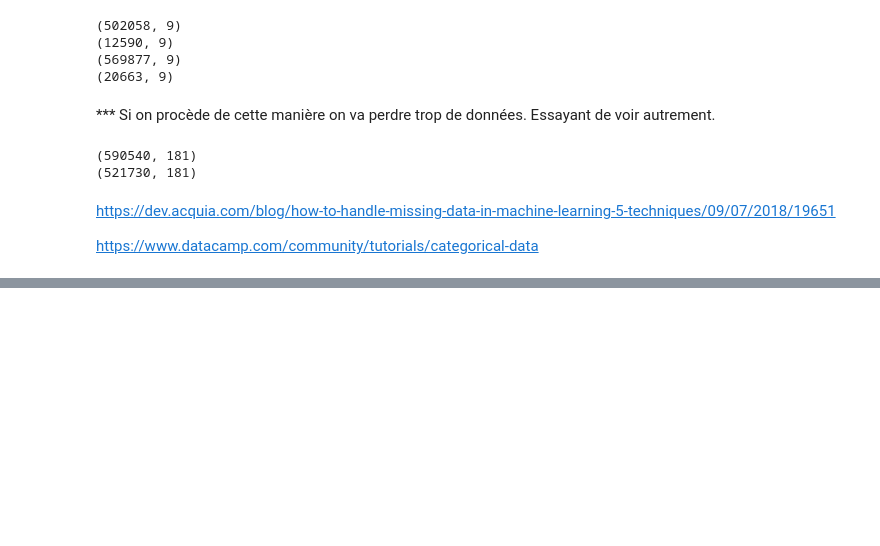
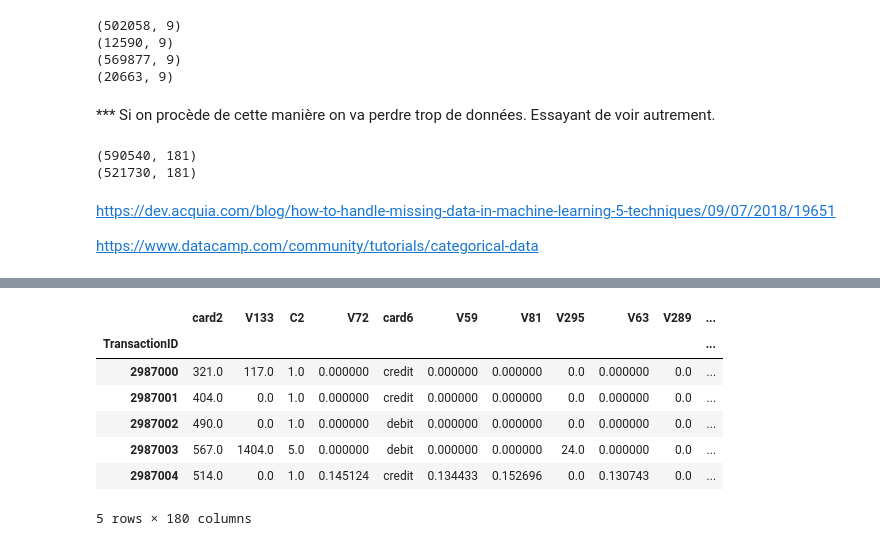
Before and after one commit to ImadT/Fraud-detection, a Jupyter notebook: Data_Cleaning.ipynb, the cells around one changed output, grey strips where cells are left out. Drawn from its saved outputs; the diff is of its cells as text; code cells hidden in the pictures; blank space fills up the shorter version.

```diff
--- a/Data_Cleaning.ipynb
+++ b/Data_Cleaning.ipynb
@@ -402,0 +458,11 @@ test
+# %%
+train.head()
+# %% [output]
+|  | card2 | V133 | C2 | V72 | card6 | V59 | V81 | V295 | V63 | V289 | ... |
+| TransactionID |  |  |  |  |  |  |  |  |  |  | ... |
+| 2987000 | 321.0 | 117.0 | 1.0 | 0.000000 | credit | 0.000000 | 0.000000 | 0.0 | 0.000000 | 0.0 | ... |
+| 2987001 | 404.0 | 0.0 | 1.0 | 0.000000 | credit | 0.000000 | 0.000000 | 0.0 | 0.000000 | 0.0 | ... |
+| 2987002 | 490.0 | 0.0 | 1.0 | 0.000000 | debit | 0.000000 | 0.000000 | 0.0 | 0.000000 | 0.0 | ... |
+| 2987003 | 567.0 | 1404.0 | 5.0 | 0.000000 | debit | 0.000000 | 0.000000 | 24.0 | 0.000000 | 0.0 | ... |
+| 2987004 | 514.0 | 0.0 | 1.0 | 0.145124 | credit | 0.134433 | 0.152696 | 0.0 | 0.130743 | 0.0 | ... |
+5 rows × 180 columns
```
Also changed, not shown: parts of 17 cells of this notebook.
